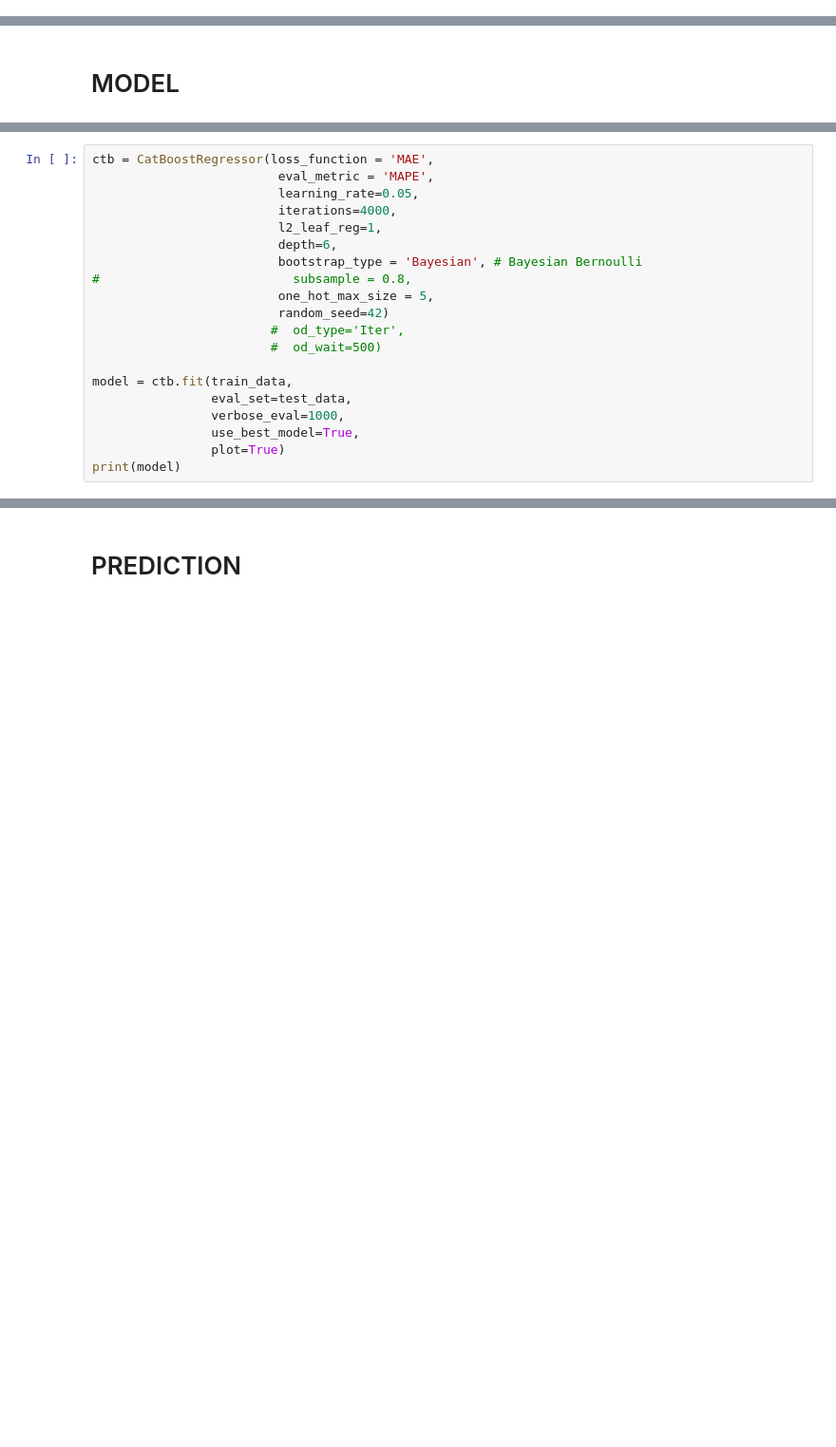
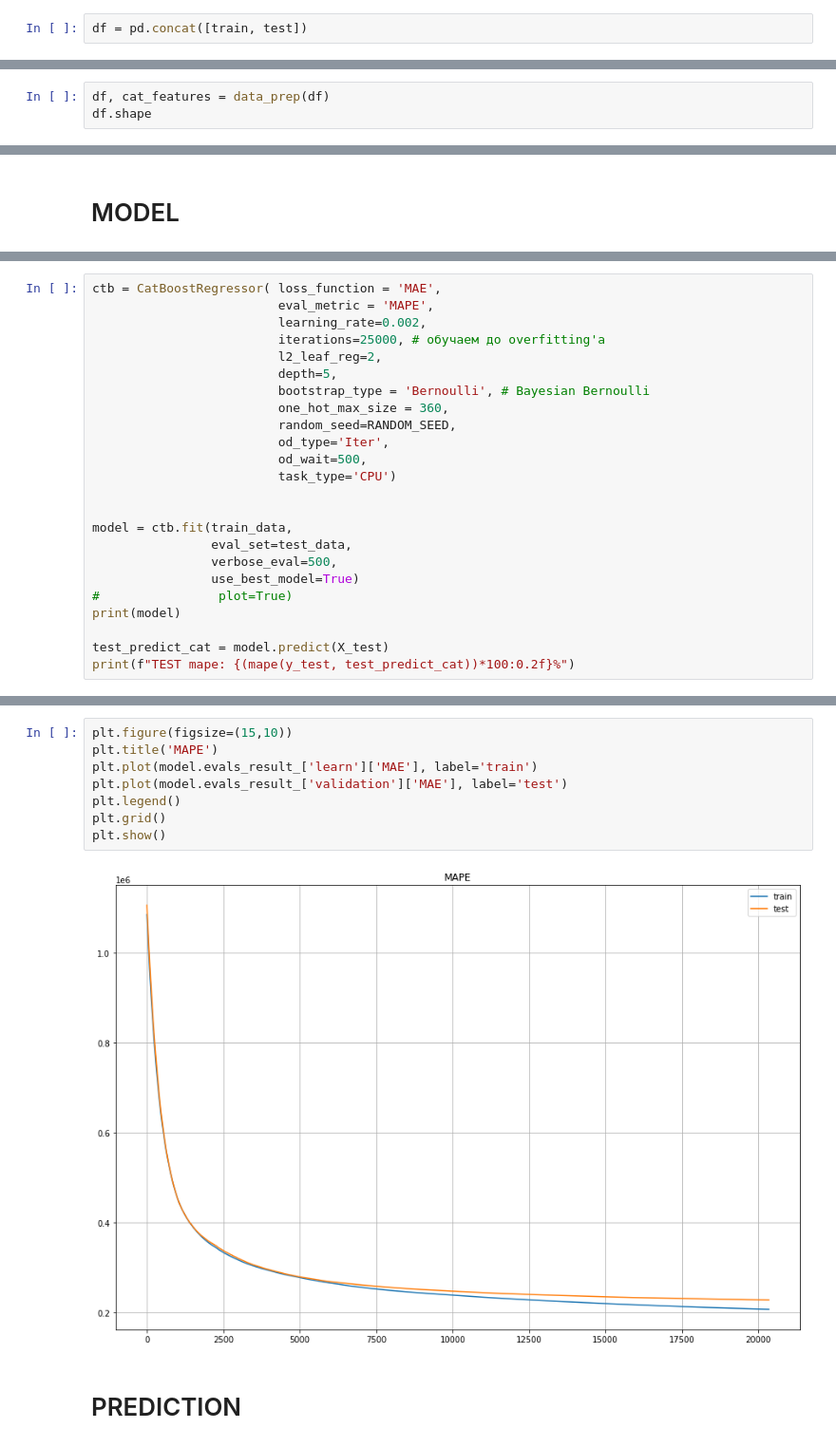
Before and after one commit to alxkzncoff/car_price_prediction_ml_dl, a Jupyter notebook: model/cat_boost_model.ipynb, the cells around one changed output, grey strips where cells are left out. Shown: that part at 95% size. Cells and saved outputs as stored; diff of their text form; blank space fills up the shorter version.

Commit message:
Update cat_boost_model.ipynb
- change data prep
- change model params
- add cv
- kaggle score 12.04%

```diff
--- a/model/cat_boost_model.ipynb
+++ b/model/cat_boost_model.ipynb
@@ -146,0 +127,2 @@ display(train[['price']])
+# %%
+df = pd.concat([train, test])
@@ -146,0 +149,3 @@ display(train[['price']])
+# %%
+df, cat_features = data_prep(df)
+df.shape
@@ -212,21 +217,25 @@ test_data = Pool(data = X_test,
 # %%
-ctb = CatBoostRegressor(loss_function = 'MAE',
+ctb = CatBoostRegressor( loss_function = 'MAE',
                          eval_metric = 'MAPE',
-                         learning_rate=0.05,
-                         iterations=4000,
-                         l2_leaf_reg=1,
-                         depth=6,
-                         bootstrap_type = 'Bayesian', # Bayesian Bernoulli
-#                          subsample = 0.8,
-                         one_hot_max_size = 5,
-                         random_seed=42)
-                        #  od_type='Iter',
-                        #  od_wait=500)
+                         learning_rate=0.002,
+                         iterations=25000, # обучаем до overfitting'a
+                         l2_leaf_reg=2,
+                         depth=5,
+                         bootstrap_type = 'Bernoulli', # Bayesian Bernoulli
+                         one_hot_max_size = 360,
+                         random_seed=RANDOM_SEED,
+                         od_type='Iter',
+                         od_wait=500,
+                         task_type='CPU')
+
 
 model = ctb.fit(train_data,
                 eval_set=test_data,
-                verbose_eval=1000,
-                use_best_model=True,
-                plot=True)
+                verbose_eval=500,
+                use_best_model=True)
+#                plot=True)
 print(model)
+
+test_predict_cat = model.predict(X_test)
+print(f"TEST mape: {(mape(y_test, test_predict_cat))*100:0.2f}%")
 # %% [output]
@@ -246,2 +259,12 @@ Shrink model to first 3022 iterations.
+# %%
+plt.figure(figsize=(15,10))
+plt.title('MAPE')
+plt.plot(model.evals_result_['learn']['MAE'], label='train')
+plt.plot(model.evals_result_['validation']['MAE'], label='test')
+plt.legend()
+plt.grid()
+plt.show()
+# %% [output]
+[figure, added]
 # %% [markdown]
 # PREDICTION
```
Also changed, not shown: parts of 38 cells of this notebook.
